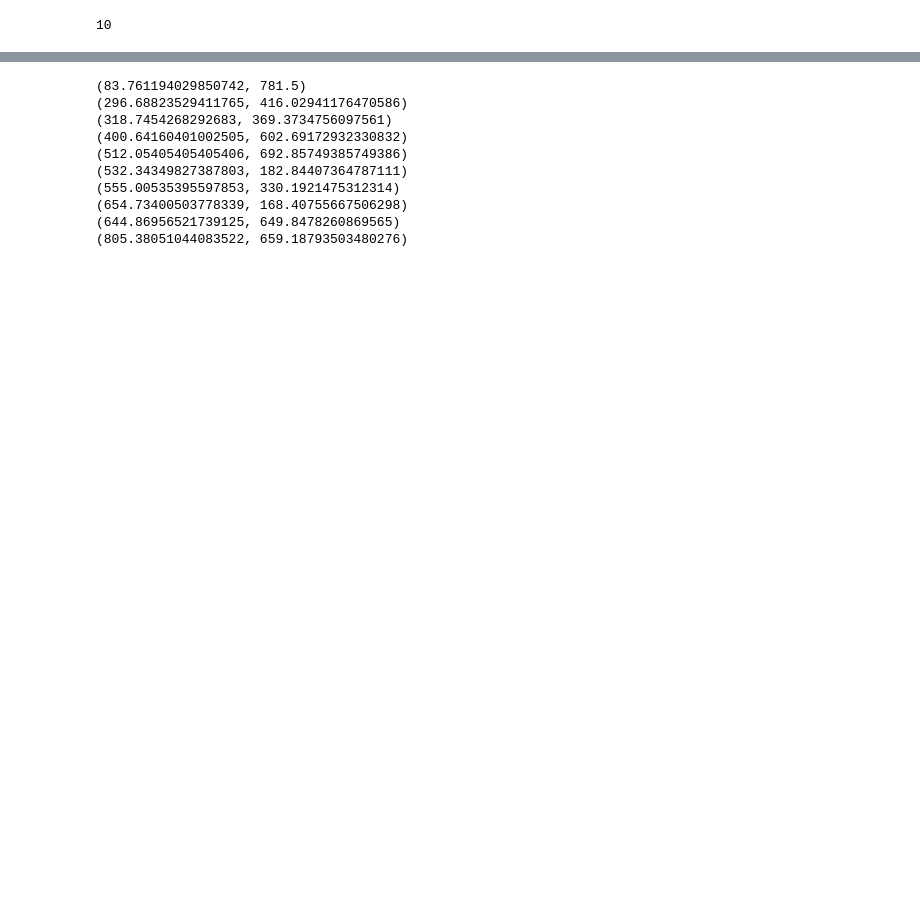
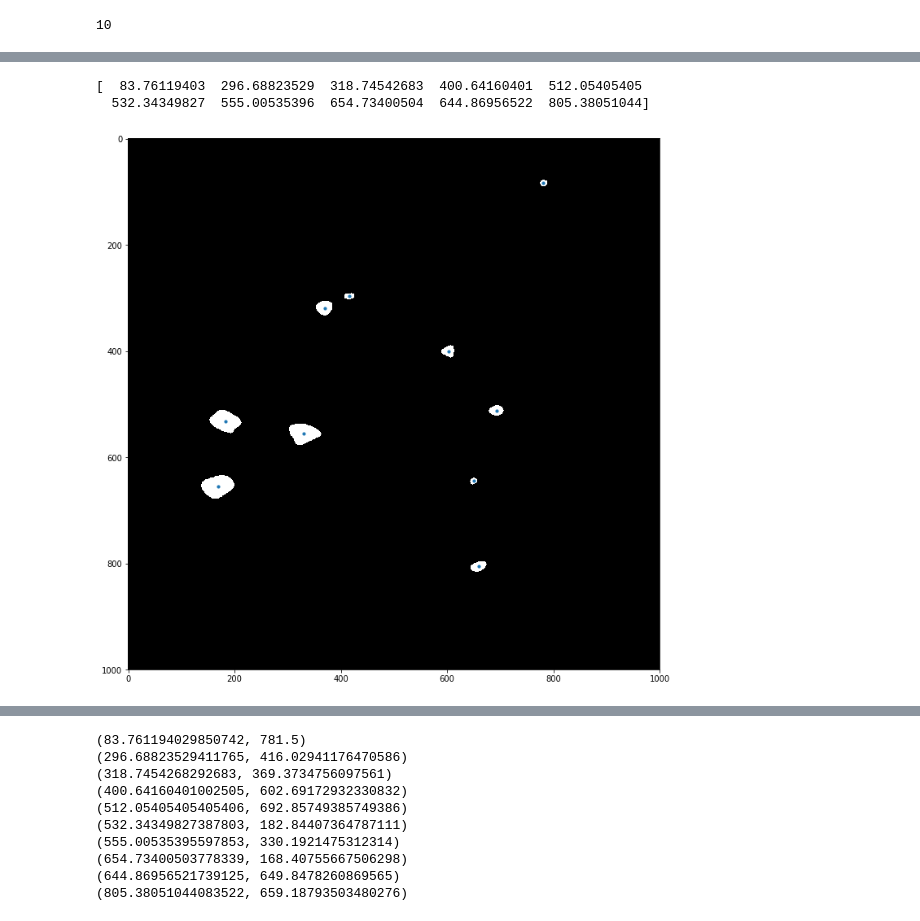
Before and after one commit to neurodata-cobalt/cobalt, a Jupyter notebook: docs/jliu118/blob_detection/2D_Analysis.ipynb, the cells around one changed output, grey strips where cells are left out. Saved outputs shown, nothing was run; the diff lists cells and outputs as text; code cells hidden in the pictures; blank space fills up the shorter version.

```diff
--- a/docs/jliu118/blob_detection/2D_Analysis.ipynb
+++ b/docs/jliu118/blob_detection/2D_Analysis.ipynb
@@ -184,0 +179,7 @@ print(props[2].centroid)
+# %%
+centroids = []
+for prop in props:
+    centroids.append(prop.centroid)
+    print(prop.centroid)
+
+centroids = np.array(centroids)
@@ -184,0 +197,14 @@ print(props[2].centroid)
+# %%
+print(centroids[:,0])
+# %% [output]
+[  83.76119403  296.68823529  318.74542683  400.64160401  512.05405405
+  532.34349827  555.00535396  654.73400504  644.86956522  805.38051044]
+# %%
+plt.figure(figsize=(12, 12))
+
+plt.imshow(opening, cmap='gray')
+plt.scatter(centroids[:,1], centroids[:,0], s=10)
+
+plt.show()
+# %% [output]
+[figure, added]
```
Also changed, not shown: parts of 20 cells of this notebook, 2 other files.
